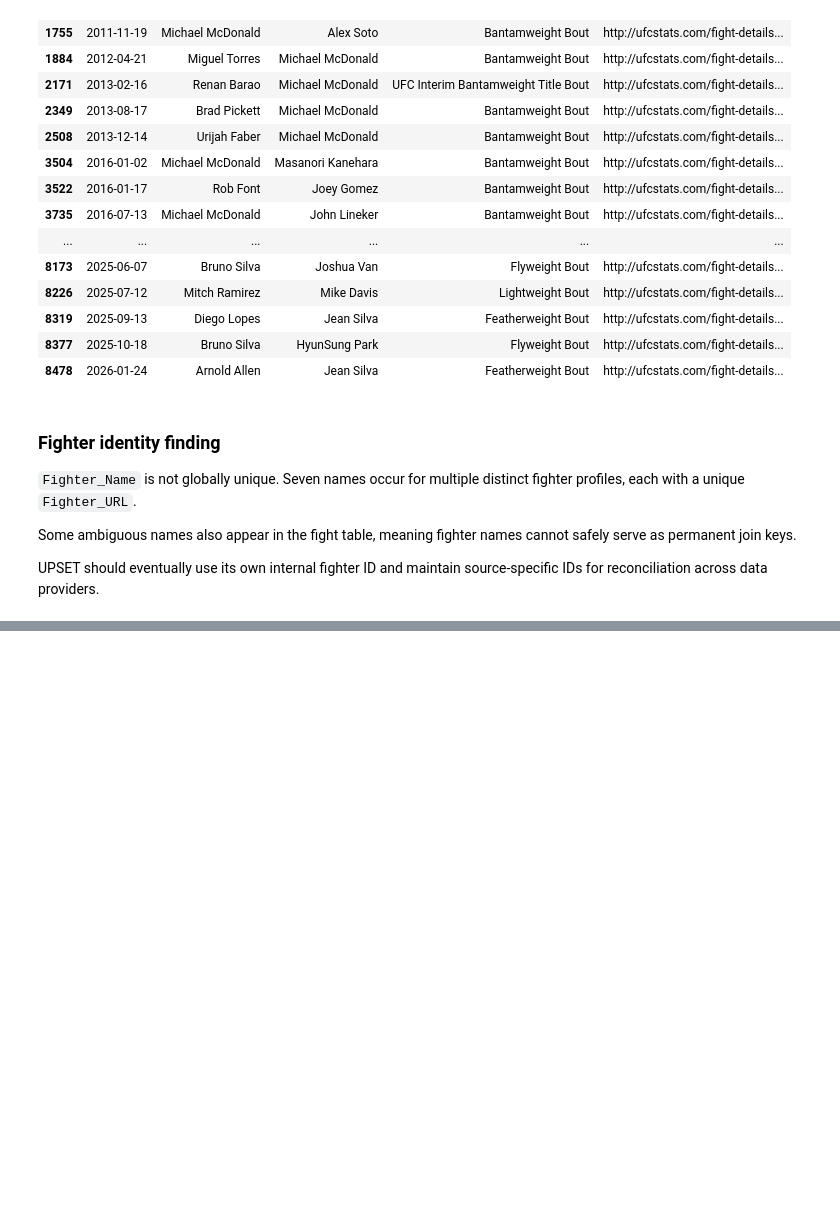
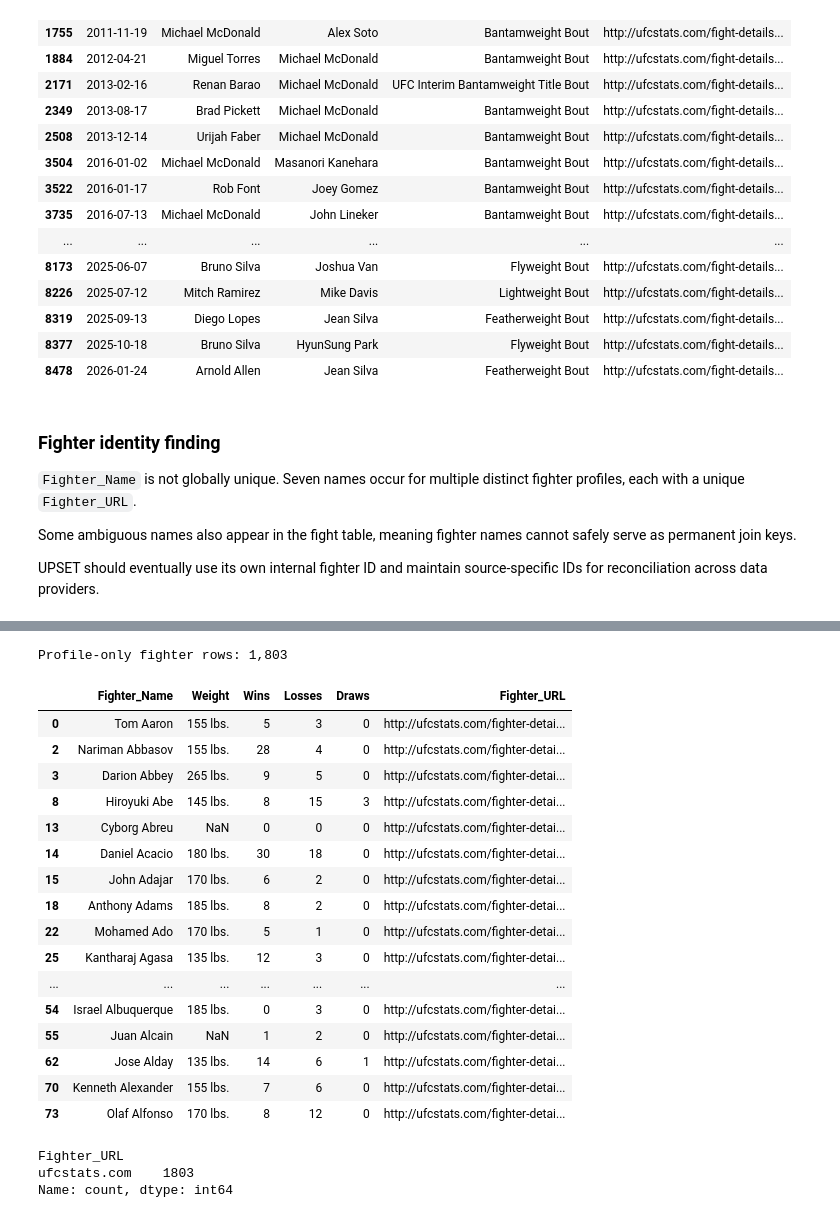
Before and after one commit to ayaanahmed04/upset, a Jupyter notebook: notebooks/01_data_audit.ipynb, the cells around one changed output, grey strips where cells are left out. Cells and saved outputs as stored; diff of their text form; code cells hidden in the pictures; blank space fills up the shorter version.

```diff
--- a/notebooks/01_data_audit.ipynb
+++ b/notebooks/01_data_audit.ipynb
@@ -533,0 +540,52 @@ source-specific IDs for reconciliation across data providers.
+# %%
+# Collect every fighter name that appears in the historical fight table.
+fight_fighter_names = set(fights["Fighter_1"].dropna()) | set(
+    fights["Fighter_2"].dropna()
+)
+
+# Select fighter profiles whose names never appear in either fight column.
+profile_only = fighters[
+    ~fighters["Fighter_Name"].isin(fight_fighter_names)
+].copy()
+
+print(f"Profile-only fighter rows: {len(profile_only):,}")
+print()
+
+profile_only[
+    [
+        "Fighter_Name",
+        "Weight",
+        "Wins",
+        "Losses",
+        "Draws",
+        "Fighter_URL",
+    ]
+].head(25)
+# %% [output]
+Profile-only fighter rows: 1,803
+|  | Fighter_Name | Weight | Wins | Losses | Draws | Fighter_URL |
+| 0 | Tom Aaron | 155 lbs. | 5 | 3 | 0 | http://ufcstats.com/fighter-detai... |
+| 2 | Nariman Abbasov | 155 lbs. | 28 | 4 | 0 | http://ufcstats.com/fighter-detai... |
+| 3 | Darion Abbey | 265 lbs. | 9 | 5 | 0 | http://ufcstats.com/fighter-detai... |
+| 8 | Hiroyuki Abe | 145 lbs. | 8 | 15 | 3 | http://ufcstats.com/fighter-detai... |
+| 13 | Cyborg Abreu | NaN | 0 | 0 | 0 | http://ufcstats.com/fighter-detai... |
+| 14 | Daniel Acacio | 180 lbs. | 30 | 18 | 0 | http://ufcstats.com/fighter-detai... |
+| 15 | John Adajar | 170 lbs. | 6 | 2 | 0 | http://ufcstats.com/fighter-detai... |
+| 18 | Anthony Adams | 185 lbs. | 8 | 2 | 0 | http://ufcstats.com/fighter-detai... |
+| 22 | Mohamed Ado | 170 lbs. | 5 | 1 | 0 | http://ufcstats.com/fighter-detai... |
+| 25 | Kantharaj Agasa | 135 lbs. | 12 | 3 | 0 | http://ufcstats.com/fighter-detai... |
+| ... | ... | ... | ... | ... | ... | ... |
+| 54 | Israel Albuquerque | 185 lbs. | 0 | 3 | 0 | http://ufcstats.com/fighter-detai... |
+| 55 | Juan Alcain | NaN | 1 | 2 | 0 | http://ufcstats.com/fighter-detai... |
+| 62 | Jose Alday | 135 lbs. | 14 | 6 | 1 | http://ufcstats.com/fighter-detai... |
+| 70 | Kenneth Alexander | 155 lbs. | 7 | 6 | 0 | http://ufcstats.com/fighter-detai... |
+| 73 | Olaf Alfonso | 170 lbs. | 8 | 12 | 0 | http://ufcstats.com/fighter-detai... |
+# %%
+profile_only["Fighter_URL"].str.extract(
+    r"https?://([^/]+)",
+    expand=False,
+).value_counts()
+# %% [output]
+Fighter_URL
+ufcstats.com    1803
+Name: count, dtype: int64
```
Also changed, not shown: parts of 22 cells of this notebook, 6 other files.
